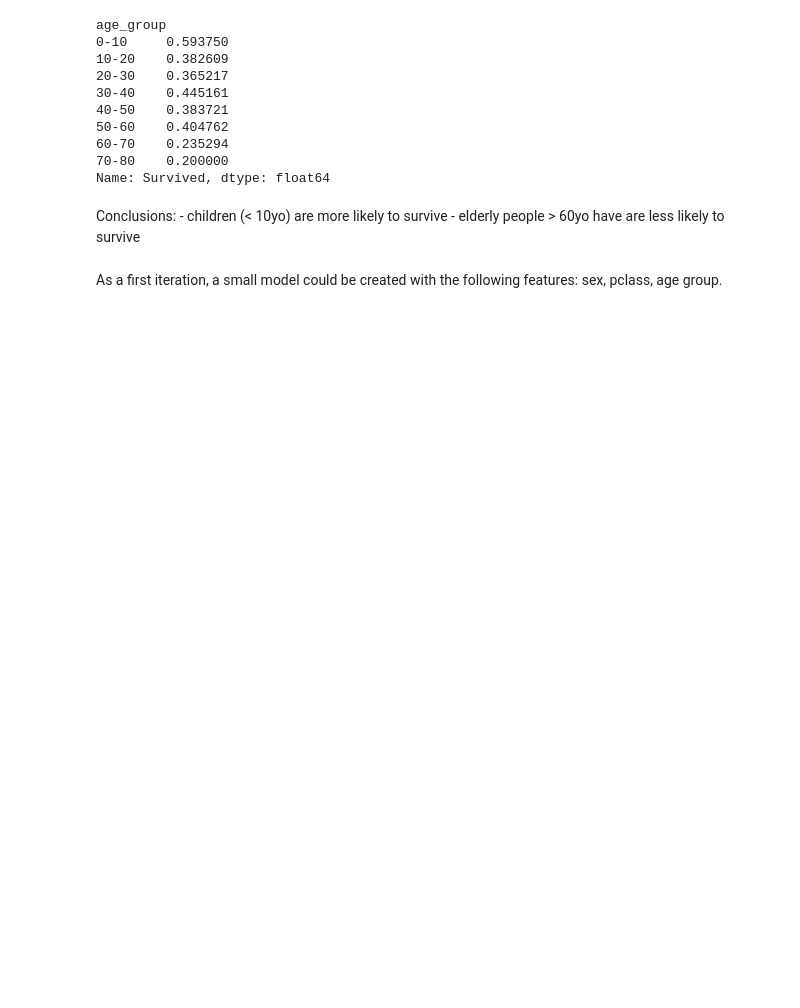
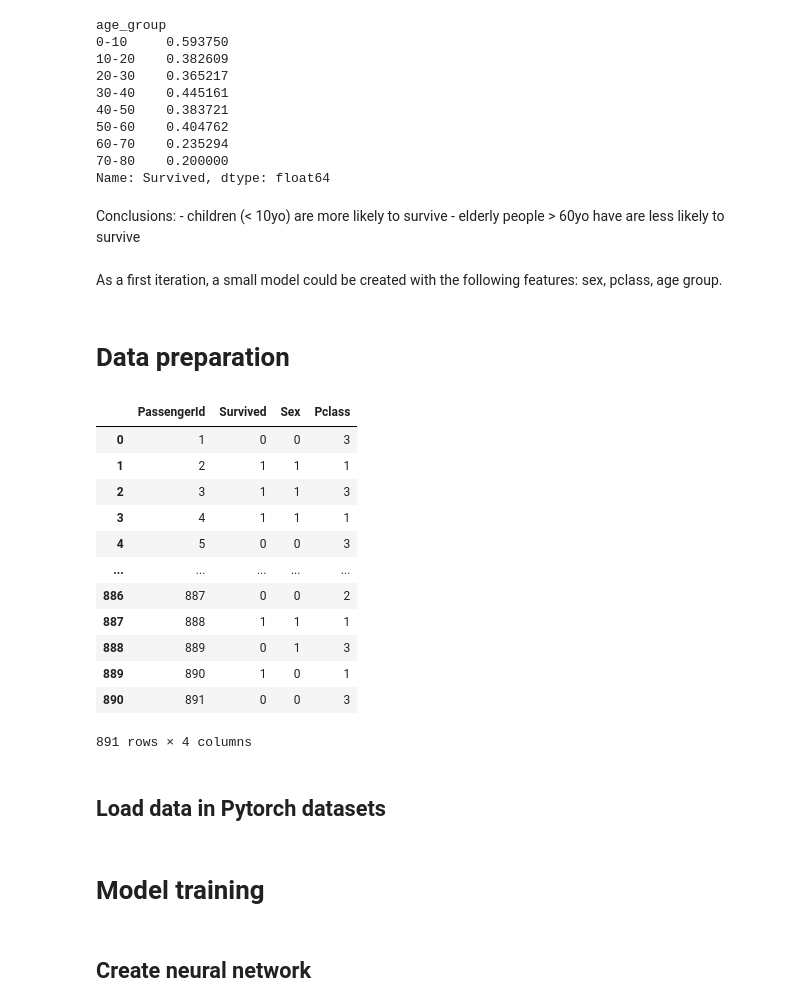
Before and after one commit to tbriot/kaggle-competitions, a Jupyter notebook: titanic.ipynb, the cells around one changed output. Cells and saved outputs as stored; diff of their text form; code cells hidden in the pictures; blank space fills up the shorter version.

```diff
--- a/titanic.ipynb
+++ b/titanic.ipynb
@@ -2,10 +2,15 @@
 # Data exploration
 # %%
 import pandas as pd
+import torch
+from torch import nn
+from torch.utils.data import Dataset, DataLoader, random_split
 
-DATA_DIR="data/"
 
-df = pd.read_csv(DATA_DIR + "train.csv")
+CSV_FILE_TRAIN = "data/train.csv"
+CSV_FILE_TEST = "data/test.csv"
+
+df = pd.read_csv(CSV_FILE_TRAIN)
 df
 # %% [output]
 |  | PassengerId | Survived | Pclass | Name | Sex | Age | SibSp | Parch | Ticket | Fare | ... |
@@ -149,3 +165,29 @@ Conclusions:
     - elderly people > 60yo have are less likely to survive
 # %% [markdown]
 As a first iteration, a small model could be created with the following features: sex, pclass, age group.
+# %% [markdown]
+# Data preparation
+# %%
+# Keep columns relevant to our model
+dfnorm = df.loc[:, ['PassengerId', 'Survived', 'Sex', 'Pclass']]
+# %%
+# Set Sex=1 for female and Sex=0 for male
+dfnorm['Sex'] = dfnorm['Sex'].map({'female': 1, 'male': 0})
+# %%
+dfnorm
+# %% [output]
+|  | PassengerId | Survived | Sex | Pclass |
+| 0 | 1 | 0 | 0 | 3 |
+| 1 | 2 | 1 | 1 | 1 |
+| 2 | 3 | 1 | 1 | 3 |
+| 3 | 4 | 1 | 1 | 1 |
+| 4 | 5 | 0 | 0 | 3 |
+| ... | ... | ... | ... | ... |
+| 886 | 887 | 0 | 0 | 2 |
+| 887 | 888 | 1 | 1 | 1 |
+| 888 | 889 | 0 | 1 | 3 |
+| 889 | 890 | 1 | 0 | 1 |
+| 890 | 891 | 0 | 0 | 3 |
+891 rows × 4 columns
+# %% [markdown]
+## Load data in Pytorch datasets
@@ -151,0 +239,4 @@ As a first iteration, a small model could be created with the following features
+# %% [markdown]
+# Model training
+# %% [markdown]
+## Create neural network
```
Also changed, not shown: parts of 13 cells of this notebook.
